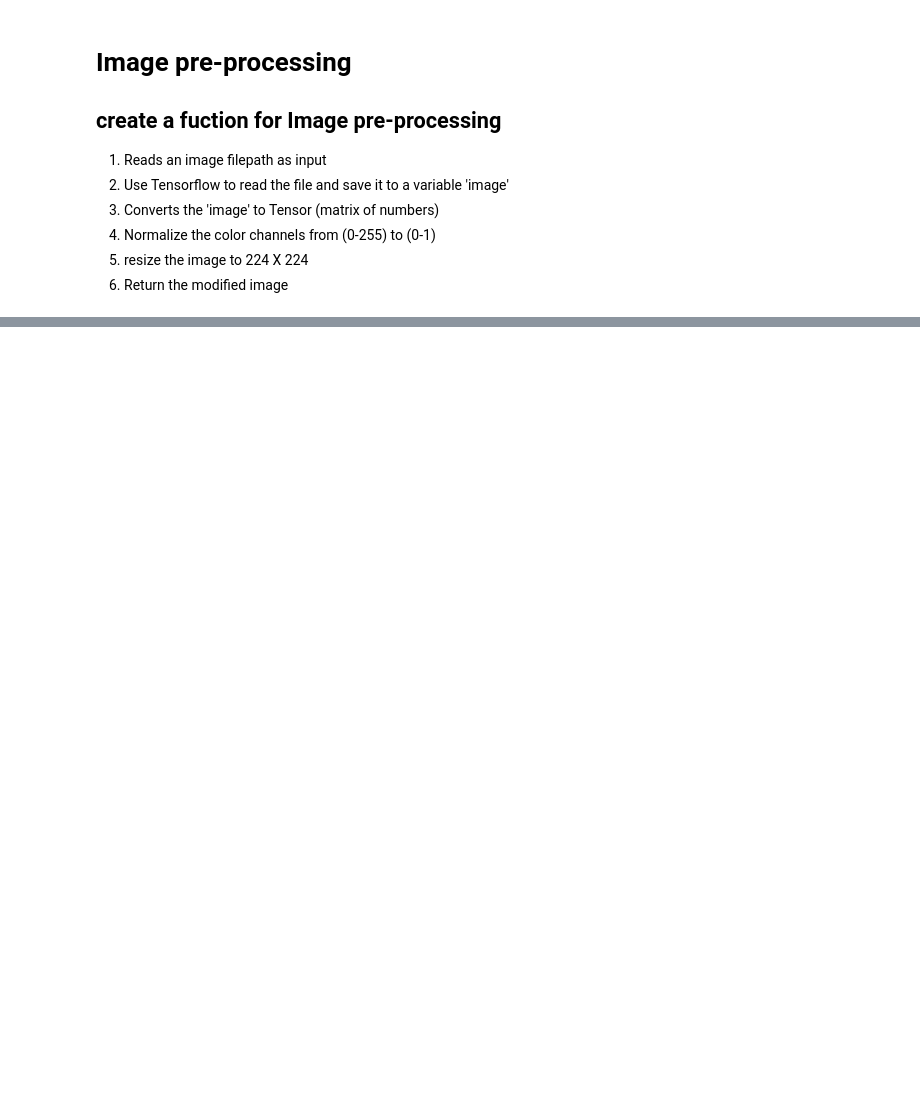
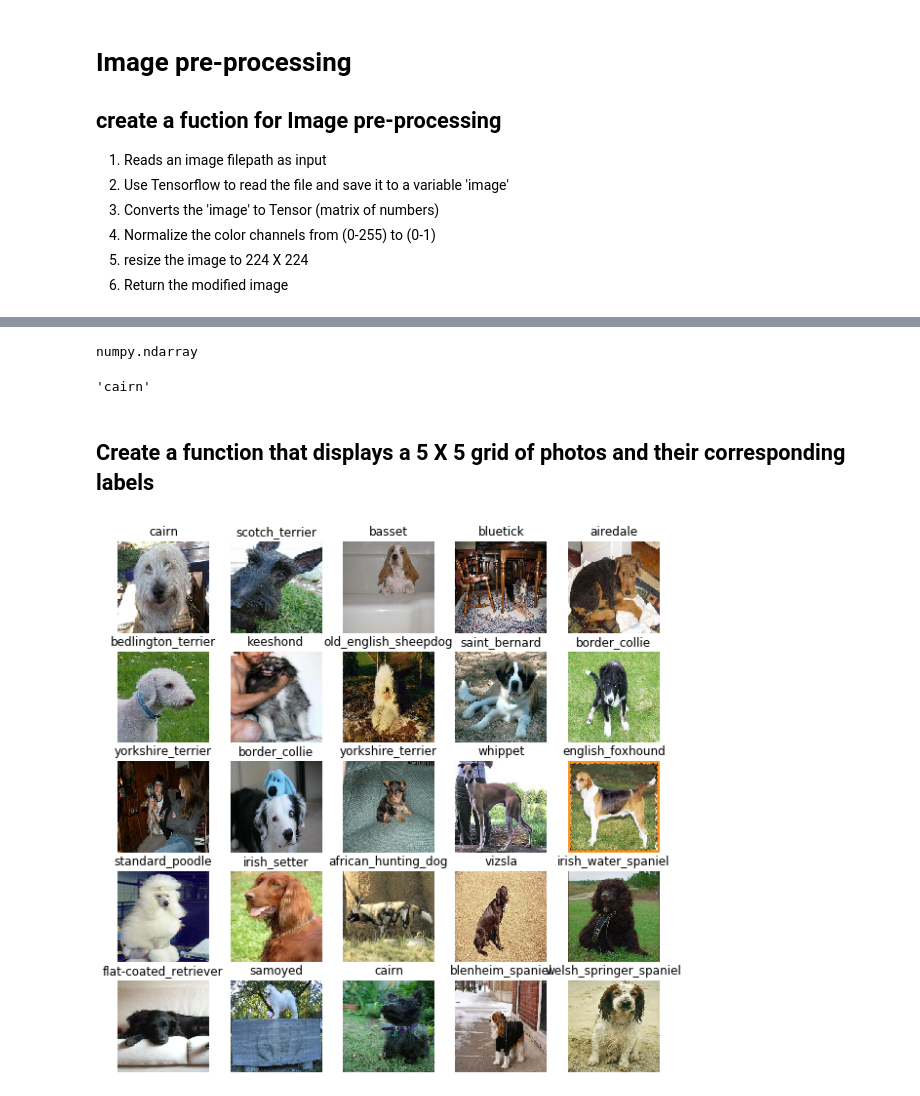
Before and after one commit to seemantKaul/MachineLearning, a Jupyter notebook: Kaggle_Dog_breed.ipynb, the cells around one changed output, grey strips where cells are left out. Drawn from its saved outputs; the diff is of its cells as text; code cells hidden in the pictures; blank space fills up the shorter version.

```diff
--- a/Kaggle_Dog_breed.ipynb
+++ b/Kaggle_Dog_breed.ipynb
@@ -243,0 +233,14 @@ def process_image(img_path, size = IMG_SIZE):
+# %%
+def get_image_label(img_path, label):
+  """
+  Takes an image path and label as input and returns the processed image and
+  label in form of a tensor tuple
+  """
+  # print(img_path)
+  # print(label)
+  image = process_image(img_path)
+  # I have changed the return to label instead of tf.constant(label) because I
+  # was facing an issue when calling this function inside create_data_batches
+
+  # return image, tf.constat(label)
+  return image, label
@@ -243,0 +287,6 @@ def process_image(img_path, size = IMG_SIZE):
+# %%
+# X_val
+# type(X_val)
+train_data = create_data_batches(X_val, y_val, validation_data=True)
+val_data = create_data_batches(X_train, y_train)
+# d = tf.data.Dataset.from_tensor_slices((tf.constant(X_train), tf.constant(y_train)))
@@ -243,0 +303,26 @@ def process_image(img_path, size = IMG_SIZE):
+# %%
+images, labels = next(train_data.as_numpy_iterator())
+# %%
+type(images)
+# %% [output]
+numpy.ndarray
+# %%
+# Finding the index of TRUE in the array of labels[0]
+breed_header[labels[0].argmax()]
+# %% [output]
+'cairn'
+# %% [markdown]
+## Create a function that displays a 5 X 5 grid of photos and their corresponding labels
+# %%
+def show25images(images, labels):
+  fig = plt.figure(figsize = (10,10))
+  for i in range(25):
+    ax = plt.subplot(5,5,i+1)
+    plt.imshow(images[i])
+    # print(type(breed_header[labels[i].argmax()]))
+    plt.title(breed_header[labels[i].argmax()])
+    plt.axis("off")
+# %%
+show25images(images, labels)
+# %% [output]
+[figure, added]
```
Also changed, not shown: parts of 25 cells of this notebook.
